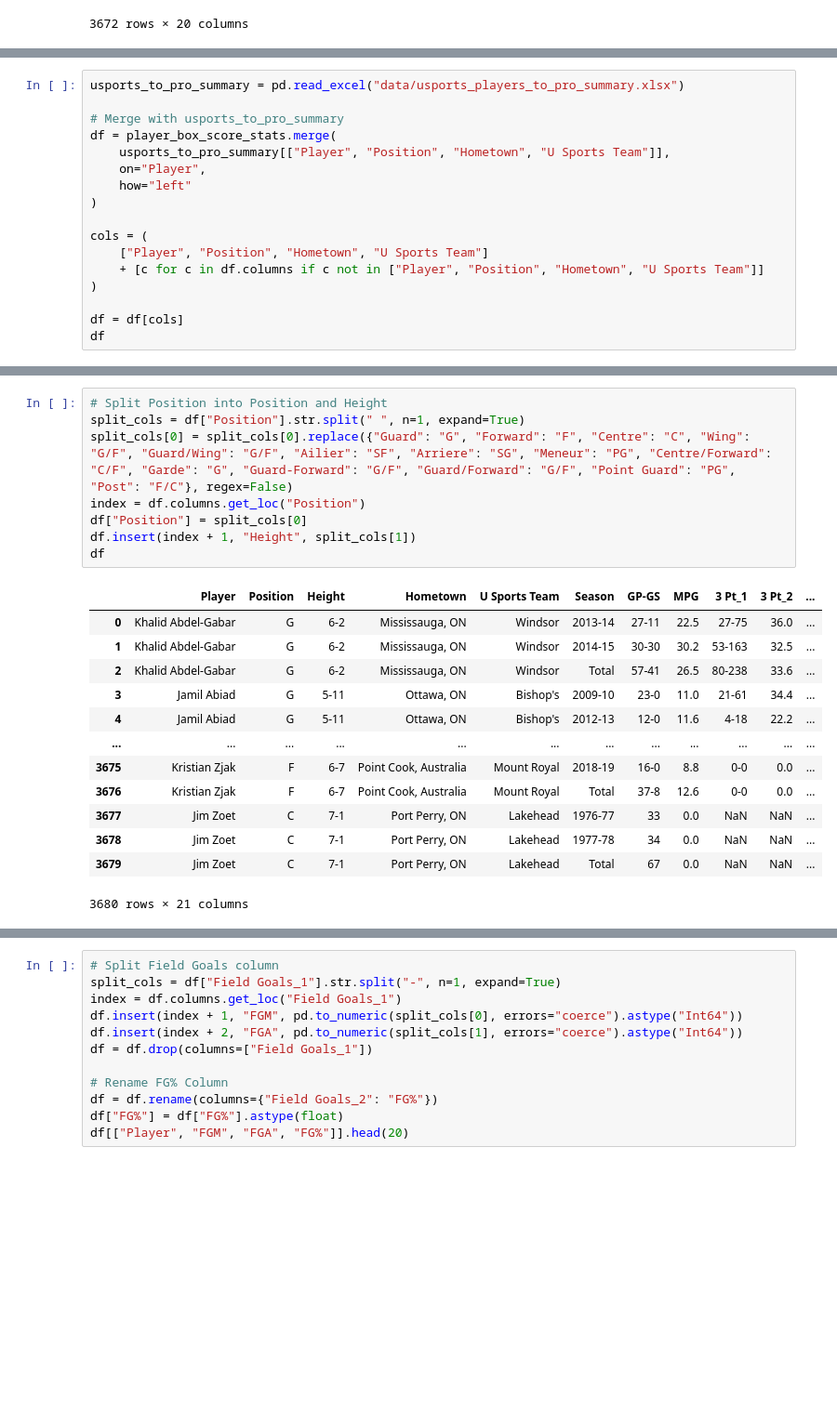
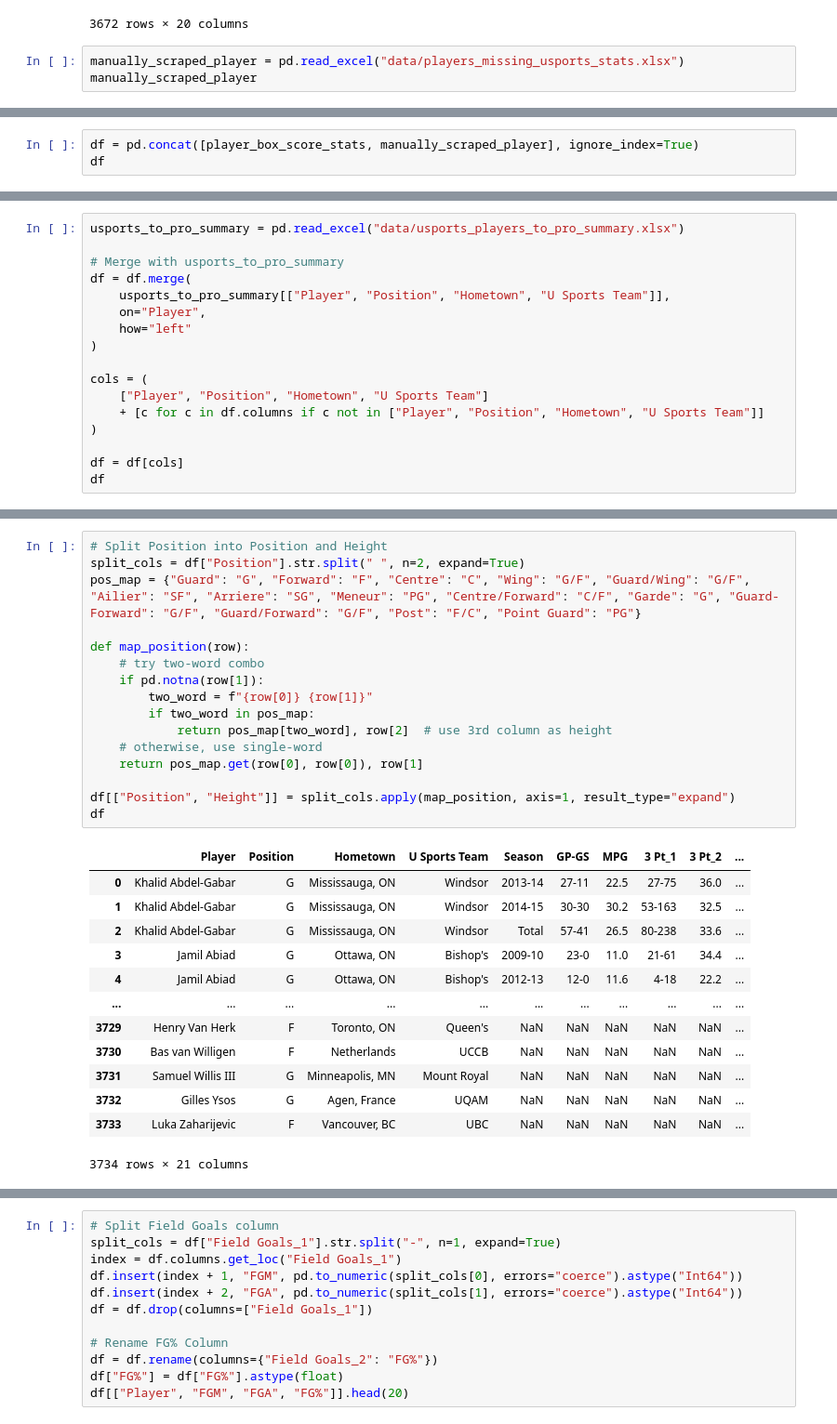
Before and after one commit to cng04/IST, a Jupyter notebook: PlayerToPro/player_to_pro_clean.ipynb, the cells around one changed output, grey strips where cells are left out. Shown: that part at 93% size. Drawn from its saved outputs; the diff is of its cells as text; blank space fills up the shorter version.

Commit message:
scrape players that script missed and added validation to ensure all players were scraped

```diff
--- a/PlayerToPro/player_to_pro_clean.ipynb
+++ b/PlayerToPro/player_to_pro_clean.ipynb
@@ -17,3 +17,6 @@ player_box_score_stats
 | 3670 | Jim Zoet | 1977-78 | 34 | 0 | 0.0 | NaN | NaN | 314-568 | 55.3 | ... |
 | 3671 | Jim Zoet | Total | 67 | 0 | 0.0 | NaN | NaN | 544-1040 | 52.3 | ... |
 3672 rows × 20 columns
+# %%
+manually_scraped_player = pd.read_excel("data/players_missing_usports_stats.xlsx")
+manually_scraped_player
@@ -19,0 +41,3 @@ player_box_score_stats
+# %%
+df = pd.concat([player_box_score_stats, manually_scraped_player], ignore_index=True)
+df
@@ -21,7 +59,7 @@ player_box_score_stats
 usports_to_pro_summary = pd.read_excel("data/usports_players_to_pro_summary.xlsx")
 
 # Merge with usports_to_pro_summary
-df = player_box_score_stats.merge(
+df = df.merge(
     usports_to_pro_summary[["Player", "Position", "Hometown", "U Sports Team"]],
     on="Player",
     how="left"
@@ -69,25 +107,33 @@ df
 # %%
 # Split Position into Position and Height
-split_cols = df["Position"].str.split(" ", n=1, expand=True)
-split_cols[0] = split_cols[0].replace({"Guard": "G", "Forward": "F", "Centre": "C", "Wing": "G/F", "Guard/Wing": "G/F", "Ailier": "SF", "Arriere": "SG", "Meneur": "PG", "Centre/Forward": "C/F", "Garde": "G", "Guard-Forward": "G/F", "Guard/Forward": "G/F", "Point Guard": "PG", "Post": "F/C"}, regex=False)
-index = df.columns.get_loc("Position")
-df["Position"] = split_cols[0]
-df.insert(index + 1, "Height", split_cols[1])
+split_cols = df["Position"].str.split(" ", n=2, expand=True)
+pos_map = {"Guard": "G", "Forward": "F", "Centre": "C", "Wing": "G/F", "Guard/Wing": "G/F", "Ailier": "SF", "Arriere": "SG", "Meneur": "PG", "Centre/Forward": "C/F", "Garde": "G", "Guard-Forward": "G/F", "Guard/Forward": "G/F", "Post": "F/C", "Point Guard": "PG"}
+
+def map_position(row):
+    # try two-word combo
+    if pd.notna(row[1]):
+        two_word = f"{row[0]} {row[1]}"
+        if two_word in pos_map:
+            return pos_map[two_word], row[2]  # use 3rd column as height
+    # otherwise, use single-word
+    return pos_map.get(row[0], row[0]), row[1]
+
+df[["Position", "Height"]] = split_cols.apply(map_position, axis=1, result_type="expand")
 df
 # %% [output]
-|  | Player | Position | Height | Hometown | U Sports Team | Season | GP-GS | MPG | 3 Pt_1 | 3 Pt_2 | ... |
-| 0 | Khalid Abdel-Gabar | G | 6-2 | Mississauga, ON | Windsor | 2013-14 | 27-11 | 22.5 | 27-75 | 36.0 | ... |
-| 1 | Khalid Abdel-Gabar | G | 6-2 | Mississauga, ON | Windsor | 2014-15 | 30-30 | 30.2 | 53-163 | 32.5 | ... |
-| 2 | Khalid Abdel-Gabar | G | 6-2 | Mississauga, ON | Windsor | Total | 57-41 | 26.5 | 80-238 | 33.6 | ... |
-| 3 | Jamil Abiad | G | 5-11 | Ottawa, ON | Bishop's | 2009-10 | 23-0 | 11.0 | 21-61 | 34.4 | ... |
-| 4 | Jamil Abiad | G | 5-11 | Ottawa, ON | Bishop's | 2012-13 | 12-0 | 11.6 | 4-18 | 22.2 | ... |
-| ... | ... | ... | ... | ... | ... | ... | ... | ... | ... | ... | ... |
-| 3675 | Kristian Zjak | F | 6-7 | Point Cook, Australia | Mount Royal | 2018-19 | 16-0 | 8.8 | 0-0 | 0.0 | ... |
-| 3676 | Kristian Zjak | F | 6-7 | Point Cook, Australia | Mount Royal | Total | 37-8 | 12.6 | 0-0 | 0.0 | ... |
-| 3677 | Jim Zoet | C | 7-1 | Port Perry, ON | Lakehead | 1976-77 | 33 | 0.0 | NaN | NaN | ... |
-| 3678 | Jim Zoet | C | 7-1 | Port Perry, ON | Lakehead | 1977-78 | 34 | 0.0 | NaN | NaN | ... |
-| 3679 | Jim Zoet | C | 7-1 | Port Perry, ON | Lakehead | Total | 67 | 0.0 | NaN | NaN | ... |
+|  | Player | Position | Hometown | U Sports Team | Season | GP-GS | MPG | 3 Pt_1 | 3 Pt_2 | ... |
+| 0 | Khalid Abdel-Gabar | G | Mississauga, ON | Windsor | 2013-14 | 27-11 | 22.5 | 27-75 | 36.0 | ... |
+| 1 | Khalid Abdel-Gabar | G | Mississauga, ON | Windsor | 2014-15 | 30-30 | 30.2 | 53-163 | 32.5 | ... |
+| 2 | Khalid Abdel-Gabar | G | Mississauga, ON | Windsor | Total | 57-41 | 26.5 | 80-238 | 33.6 | ... |
+| 3 | Jamil Abiad | G | Ottawa, ON | Bishop's | 2009-10 | 23-0 | 11.0 | 21-61 | 34.4 | ... |
+| 4 | Jamil Abiad | G | Ottawa, ON | Bishop's | 2012-13 | 12-0 | 11.6 | 4-18 | 22.2 | ... |
+| ... | ... | ... | ... | ... | ... | ... | ... | ... | ... | ... |
+| 3729 | Henry Van Herk | F | Toronto, ON | Queen's | NaN | NaN | NaN | NaN | NaN | ... |
+| 3730 | Bas van Willigen | F | Netherlands | UCCB | NaN | NaN | NaN | NaN | NaN | ... |
+| 3731 | Samuel Willis III | G | Minneapolis, MN | Mount Royal | NaN | NaN | NaN | NaN | NaN | ... |
+| 3732 | Gilles Ysos | G | Agen, France | UQAM | NaN | NaN | NaN | NaN | NaN | ... |
+| 3733 | Luka Zaharijevic | F | Vancouver, BC | UBC | NaN | NaN | NaN | NaN | NaN | ... |
-3680 rows × 21 columns
+3734 rows × 21 columns
 # %%
 # Split GP-GS column
 split_cols = df["GP-GS"].str.split("-", n=1, expand=True)
```
Also changed, not shown: parts of 8 cells of this notebook, 6 other files.
